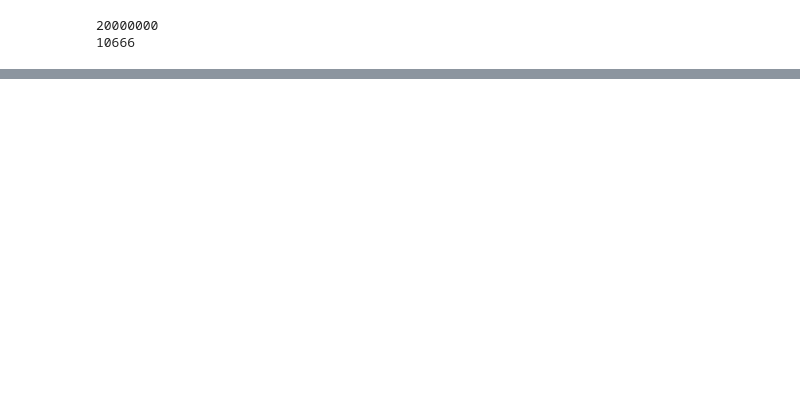
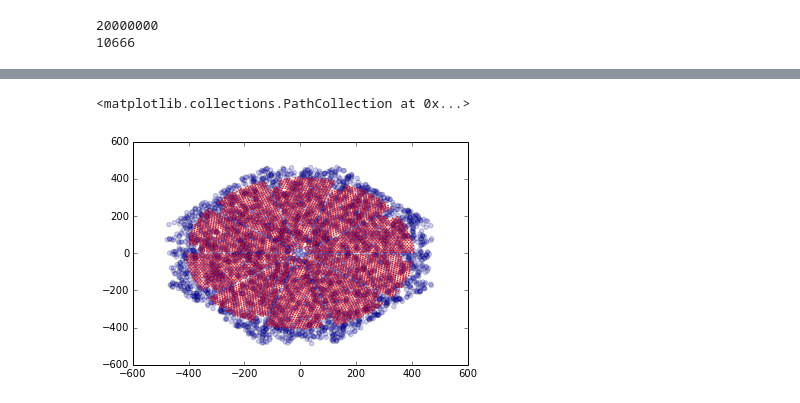
Before and after one commit to forero/QuickFiber, a Jupyter notebook: python/SandBox.ipynb, the cells around one changed output, grey strips where cells are left out. Saved outputs shown, nothing was run; the diff lists cells and outputs as text; code cells hidden in the pictures; blank space fills up the shorter version.

```diff
--- a/python/SandBox.ipynb
+++ b/python/SandBox.ipynb
@@ -395,0 +413,6 @@ plt.scatter(x,y)
+# %%
+plt.scatter(x,y, alpha=0.2)
+plt.scatter(fibers.x, fibers.y,s=0.4, color='red')
+# %% [output]
+<matplotlib.collections.PathCollection at 0x...>
+[figure, added]
```
Also changed, not shown: parts of 3 cells of this notebook.
